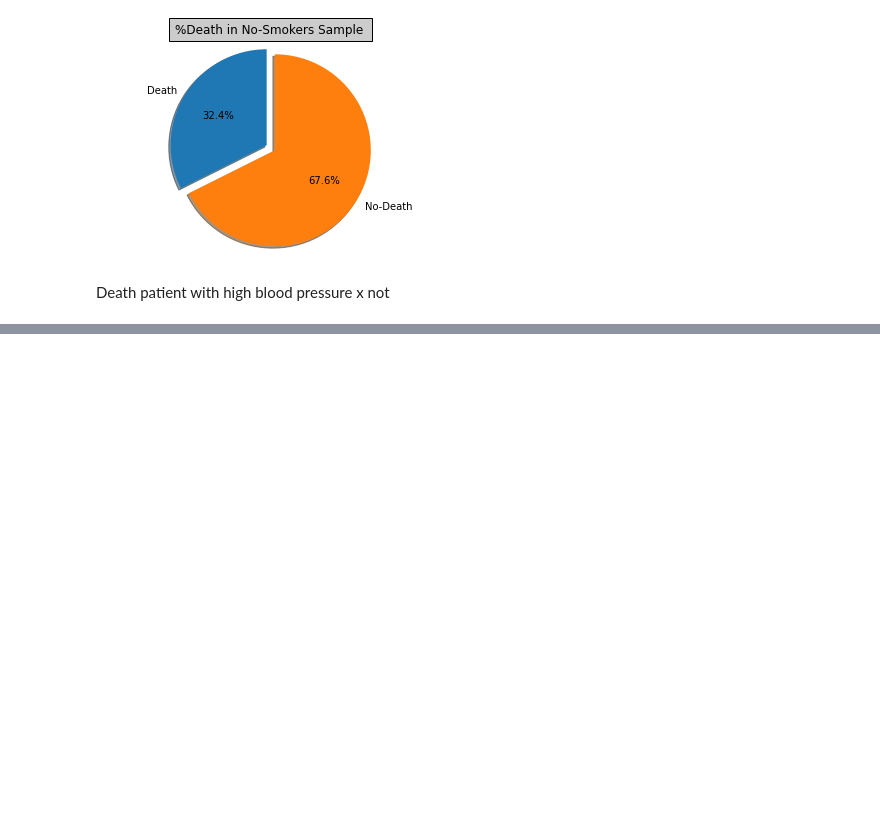
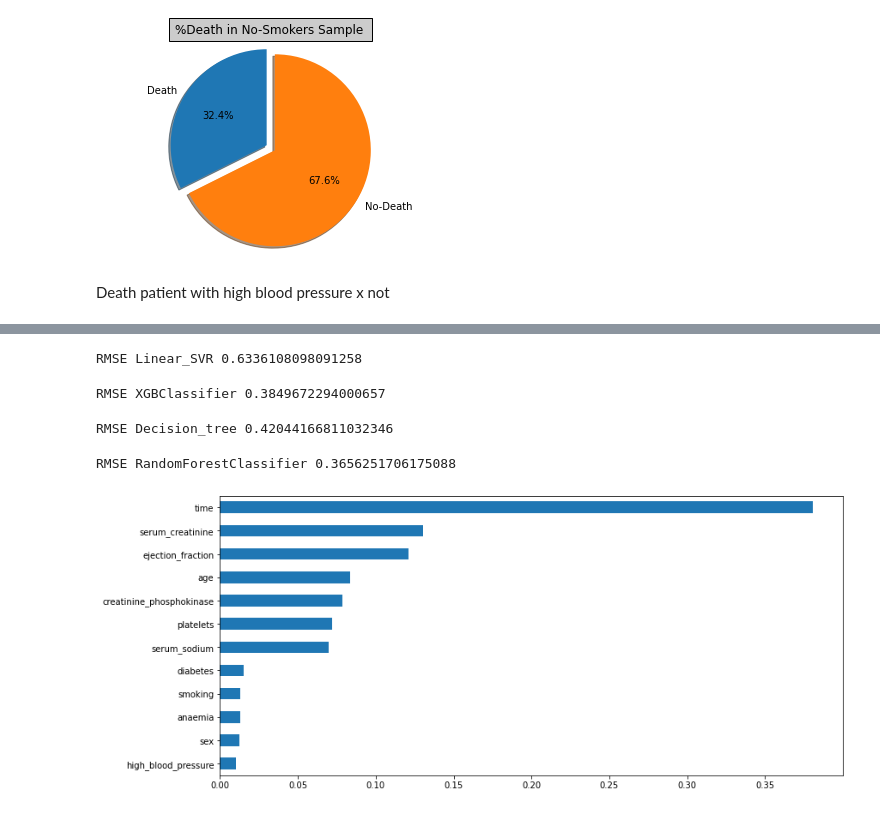
Before and after one commit to LincolnG4/Heart-Failure-Prediction, a Jupyter notebook: Heart_Failure.ipynb, the cells around one changed output, grey strips where cells are left out. Cells and saved outputs as stored; diff of their text form; code cells hidden in the pictures; blank space fills up the shorter version.

```diff
--- a/Heart_Failure.ipynb
+++ b/Heart_Failure.ipynb
@@ -491,0 +574,28 @@ Death patient with high blood pressure x not
+# %%
+cross_valid(LinearSVR,'Linear_SVR')
+# %% [output]
+RMSE Linear_SVR 0.6336108098091258
+# %%
+cross_valid(XGBClassifier,'XGBClassifier')
+# %% [output]
+RMSE XGBClassifier 0.3849672294000657
+# %%
+cross_valid(DecisionTreeClassifier,'Decision_tree')
+# %% [output]
+RMSE Decision_tree 0.42044166811032346
+# %%
+cross_valid(RandomForestClassifier,'RandomForestClassifier')
+# %% [output]
+RMSE RandomForestClassifier 0.3656251706175088
+# %%
+X = df.drop('DEATH_EVENT',axis=1)
+y = df['DEATH_EVENT']
+# %%
+plt.figure(figsize=(13,6))
+dt=RandomForestClassifier()
+dt.fit(X,y)
+feat_importances1 = pd.Series(dt.feature_importances_, index=X.columns)
+feat_importances1.sort_values(ascending=True).plot(kind='barh')
+plt.show()
+# %% [output]
+[figure, added]
```
Also changed, not shown: parts of 57 cells of this notebook.
